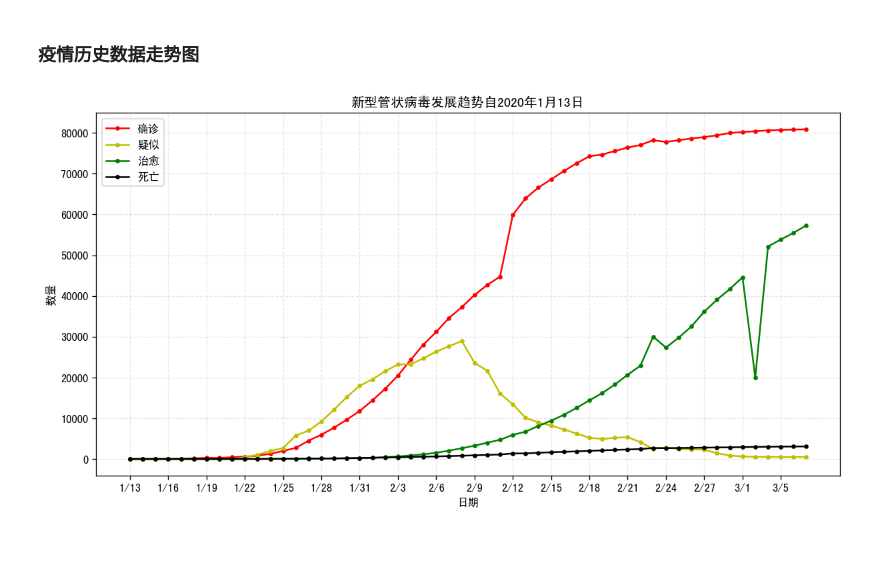
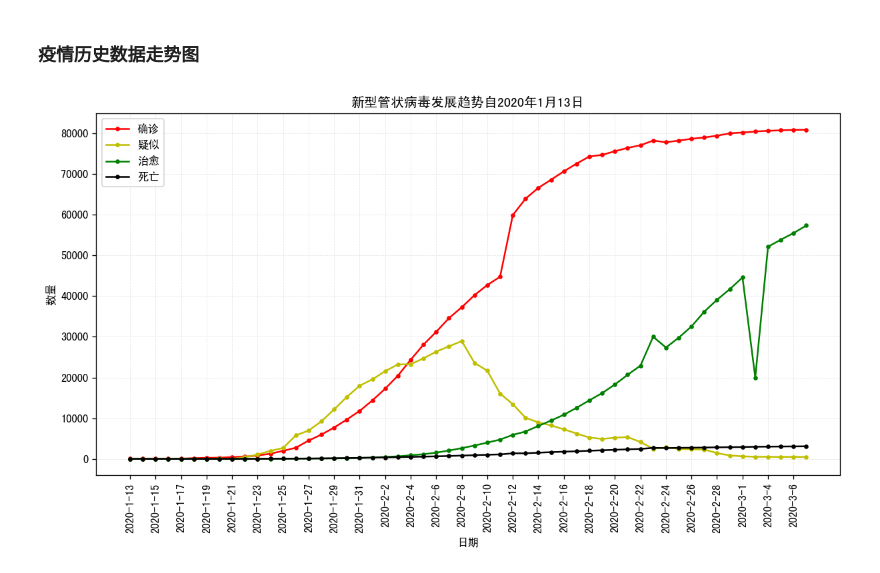
Before and after one commit to aemooooon/Data-Visualization, a Jupyter notebook: matplotlib.ipynb, the cells around one changed output. Cells and saved outputs as stored; diff of their text form; code cells hidden in the pictures; blank space fills up the shorter version.

```diff
--- a/matplotlib.ipynb
+++ b/matplotlib.ipynb
@@ -436,29 +436,30 @@ df = df["data"]
 # %%
 x = []
 y_confirmed = []
 y_suspected = []
 y_curesNum = []
 y_deathsNum = []
 
 for i in range(df.size):
     x.append(df[i]["date"])
     y_confirmed.append(df[i]["confirmedNum"])
     y_suspected.append(df[i]["suspectedNum"])
     y_curesNum.append(df[i]["curesNum"])
     y_deathsNum.append(df[i]["deathsNum"])
 
 plt.figure(figsize=(12, 6), dpi=120)
 plt.plot(x, y_confirmed, color='r', marker='o', ms=3, label="确诊")
 plt.plot(x, y_suspected, color='y', marker='o', ms=3, label="疑似")
 plt.plot(x, y_curesNum, color='g', marker='o', ms=3, label="治愈")
 plt.plot(x, y_deathsNum, color='k', marker='o', ms=3, label="死亡")
-x_label = ["{}".format(i[5:]) for i in x]
-plt.xticks(x[::3], x_label[::3])
-plt.grid(linestyle="--", alpha=0.3)
+# x_label = ["{}".format(i[5:]) for i in x]
+x_label = ["{}".format(i.replace('/', '-')) for i in x]
+plt.xticks(x[::2], x_label[::2], rotation=90)
+plt.grid(linestyle="--", alpha=0.3, linewidth=0.5)
 plt.title('新型管状病毒发展趋势自2020年1月13日')
 plt.xlabel("日期")
 plt.ylabel("数量")
 plt.legend()
 plt.show()
 # %% [output]
-[figure, old version]
+[figure, new version]
```
Also changed, not shown: parts of 4 cells of this notebook, 13 other files.
